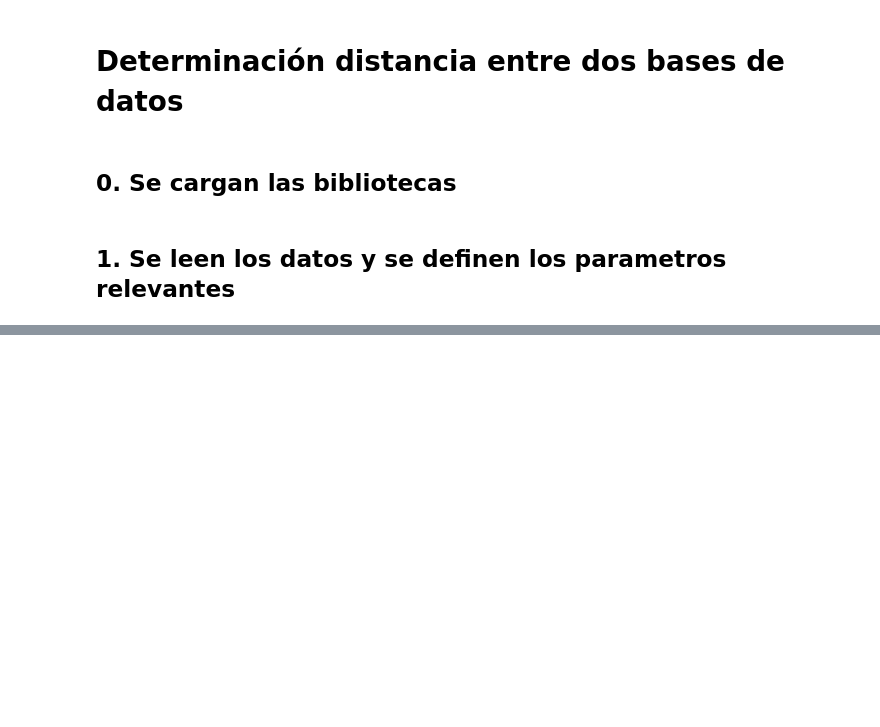
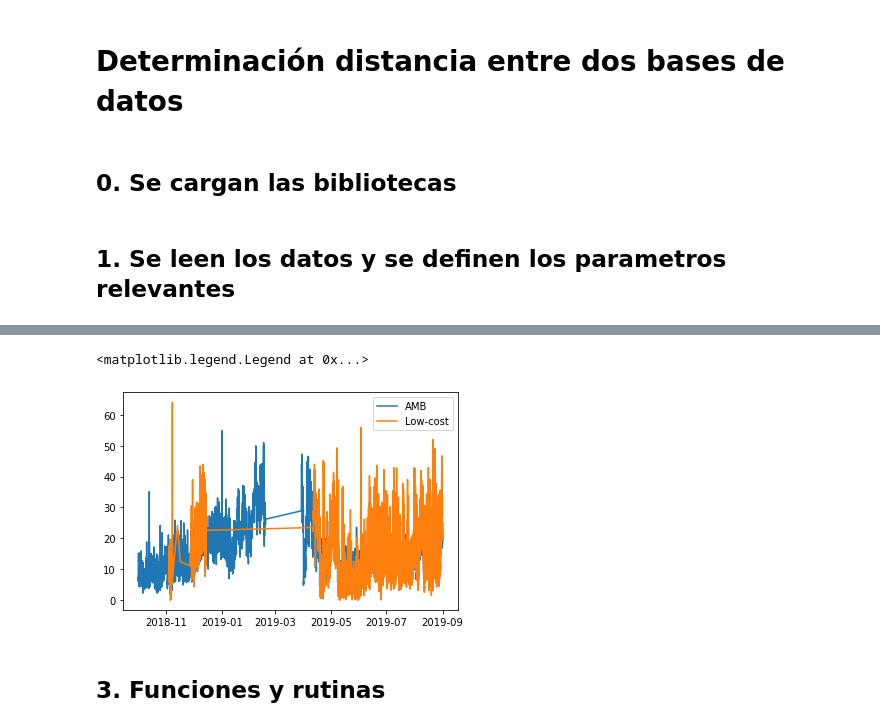
Before and after one commit to jhoampitre/MathMet1, a Jupyter notebook: Codigos/Asignación 2/Ventanas_moviles.ipynb, the cells around one changed output, grey strips where cells are left out. Drawn from its saved outputs; the diff is of its cells as text; code cells hidden in the pictures; blank space fills up the shorter version.

```diff
--- a/Codigos/Asignación 2/Ventanas_moviles.ipynb
+++ b/Codigos/Asignación 2/Ventanas_moviles.ipynb
@@ -29,0 +112,9 @@ data_AMB
+# %%
+Intervalos = []
+aux = data_AMB2.index[0]
+for i in range(len(data_AMB2)-1):
+    if data_AMB2.index[i+1] - data_AMB2.index[i] > datetime.timedelta(hours=2):
+        Intervalos.append([aux, data_AMB2.index[i]])
+        aux = data_AMB2.index[i+1]
+Intervalos.append([aux, data_AMB2.index[-1]])
+Intervalos
@@ -29,0 +126,15 @@ data_AMB
+# %%
+data_LOW_COST_reduce = pd.DataFrame({},columns=['Time','Low-cost'])
+data_LOW_COST_reduce = data_LOW_COST_reduce.set_index('Time')
+for i in range(len(data_LOW_COST)):
+    date = data_LOW_COST.index[i]
+    if (date >= Intervalos[0][0]) and (date <= Intervalos[0][1]):
+        data_LOW_COST_reduce = data_LOW_COST_reduce.append( pd.DataFrame({'Low-cost':float(data_LOW_COST.values[i][0])}, index=[date]) )
+    elif (date >= Intervalos[3][0]) and (date <= Intervalos[3][1]):
+        data_LOW_COST_reduce = data_LOW_COST_reduce.append( pd.DataFrame({'Low-cost':float(data_LOW_COST.values[i][0])}, index=[date]) )
+    elif (date >= Intervalos[1][0]) and (date <= Intervalos[1][1]):
+        data_LOW_COST_reduce = data_LOW_COST_reduce.append( pd.DataFrame({'Low-cost':float(data_LOW_COST.values[i][0])}, index=[date]) )
+    elif (date >= Intervalos[2][0]) and (date <= Intervalos[2][1]):
+        data_LOW_COST_reduce = data_LOW_COST_reduce.append( pd.DataFrame({'Low-cost':float(data_LOW_COST.values[i][0])}, index=[date]) )
+
+data_LOW_COST_reduce
@@ -29,0 +155,9 @@ data_AMB
+# %%
+plt.plot(data_AMB2, label='AMB')
+plt.plot(data_LOW_COST_reduce, label='Low-cost')
+plt.legend()
+# %% [output]
+<matplotlib.legend.Legend at 0x...>
+[figure, added]
+# %% [markdown]
+## 3. Funciones y rutinas
```
Also changed, not shown: parts of 14 cells of this notebook.
